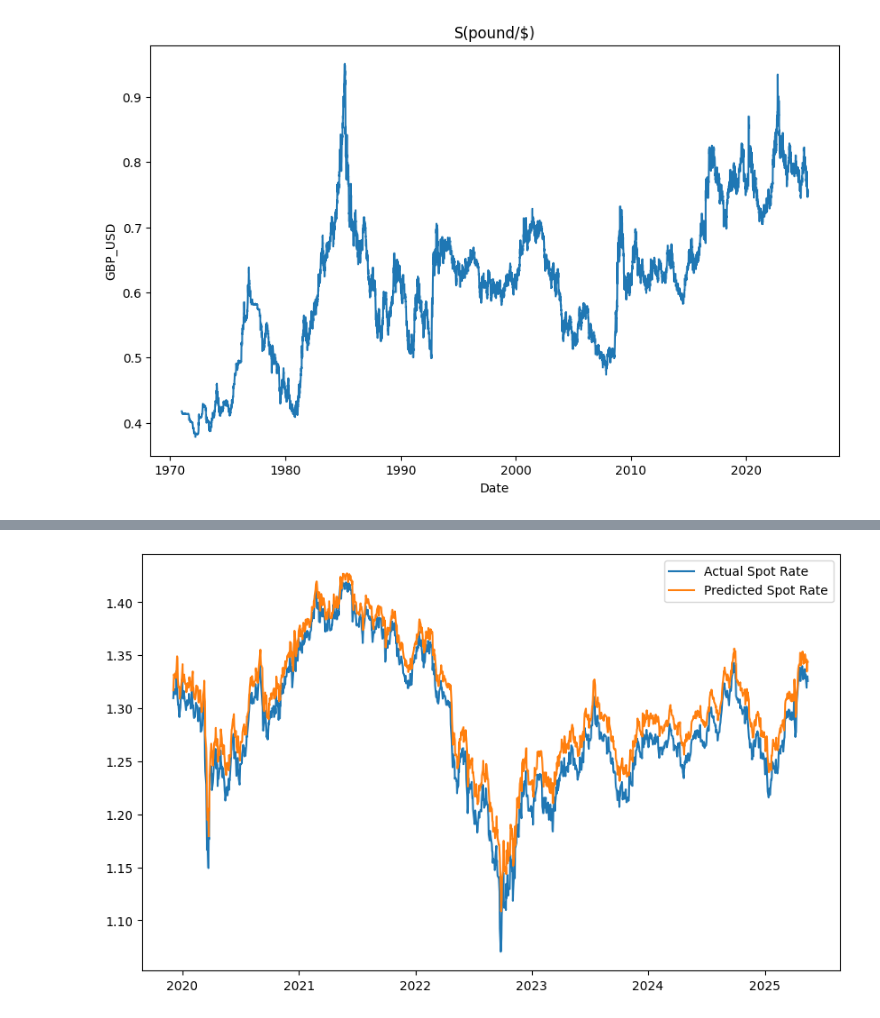
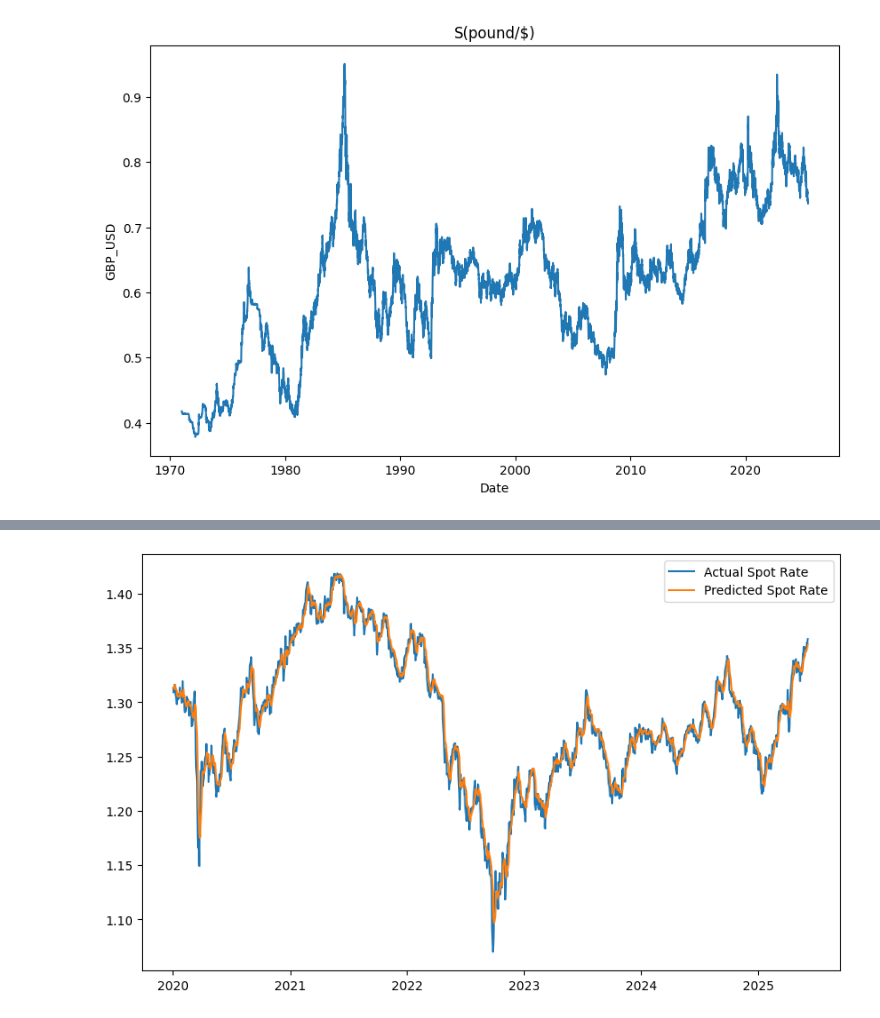
Before and after one commit to nickkats1/Spot-Rate-Forecasting, a Jupyter notebook: Spot_Rate_LSTM.ipynb, the cells around one changed output, grey strips where cells are left out. Saved outputs shown, nothing was run; the diff lists cells and outputs as text; code cells hidden in the pictures.

```diff
--- a/Spot_Rate_LSTM.ipynb
+++ b/Spot_Rate_LSTM.ipynb
@@ -1,5 +1,8 @@
 # %%
-from docs.doc import fred_api_key
+from dotenv import load_dotenv
+load_dotenv()
+import os
+fred_api_key = os.getenv(".env")
 import fredapi as fr
 import seaborn as sns
 import matplotlib.pyplot as plt
@@ -189,0 +160,22 @@ Epoch: 99; train_RSEM: 0.008048; Test RSME: 0.01268
+# %%
+model = LSTM(input_size=1,hidden_size=228,num_layers=1,output_size=1)
+optimizer = torch.optim.Adam(model.parameters(),lr=0.01)
+loss_fn = nn.MSELoss()
+epochs = 200
+
+
+for epoch in range(epochs):
+    y_pred = model(X_train)
+    loss = loss_fn(y_pred.float(),y_train)
+    optimizer.zero_grad()
+    loss.backward()
+    optimizer.step()
+    if epoch % 1 != 0:
+        continue
+    model.eval()
+    with torch.no_grad():
+        y_pred = model(X_train)
+        train_rsme = np.sqrt(loss_fn(y_pred,y_train))
+        y_pred_test =  model(X_test)
+        test_rsme = np.sqrt(loss_fn(y_pred_test,y_test))
+        print(f'Epoch: {epoch}; train_RSEM: {train_rsme:.4}; Test RSME: {test_rsme:.4}')
@@ -190,31 +200,31 @@ Epoch: 99; train_RSEM: 0.008048; Test RSME: 0.01268
 # %%
 
 with torch.no_grad():
     pred = model(X_test)
     pred_np = pred.cpu().numpy()
     y_test_np = y_test.cpu().numpy()
     pred_rescaled = scaler.inverse_transform(pred_np)
     actual_rescaled = scaler.inverse_transform(y_test_np)
 
 
 
-test_dates = df.iloc[train_size + seq_length:]['Date']
+test_dates = df.iloc[train_size + seq_length:-1]['Date']
 
 
 comparison_df = pd.DataFrame({
     "Date": test_dates,
     "Actual Spot Rate": actual_rescaled.flatten(),
     "Predicted Spot Rate": pred_rescaled.flatten()
 })
 
 
 
 plt.figure(figsize=(10,6))
 plt.plot(comparison_df['Date'],comparison_df["Actual Spot Rate"],label="Actual Spot Rate")
 plt.plot(comparison_df['Date'],comparison_df['Predicted Spot Rate'],label="Predicted Spot Rate")
 plt.legend()
 plt.savefig("images/predicted_vs_actual_SpotRate.png")
 plt.show()
 # %% [output]
-[figure, old version]
+[figure, new version]
 # %%
```
Also changed, not shown: parts of 4 cells of this notebook, 4 other files.
